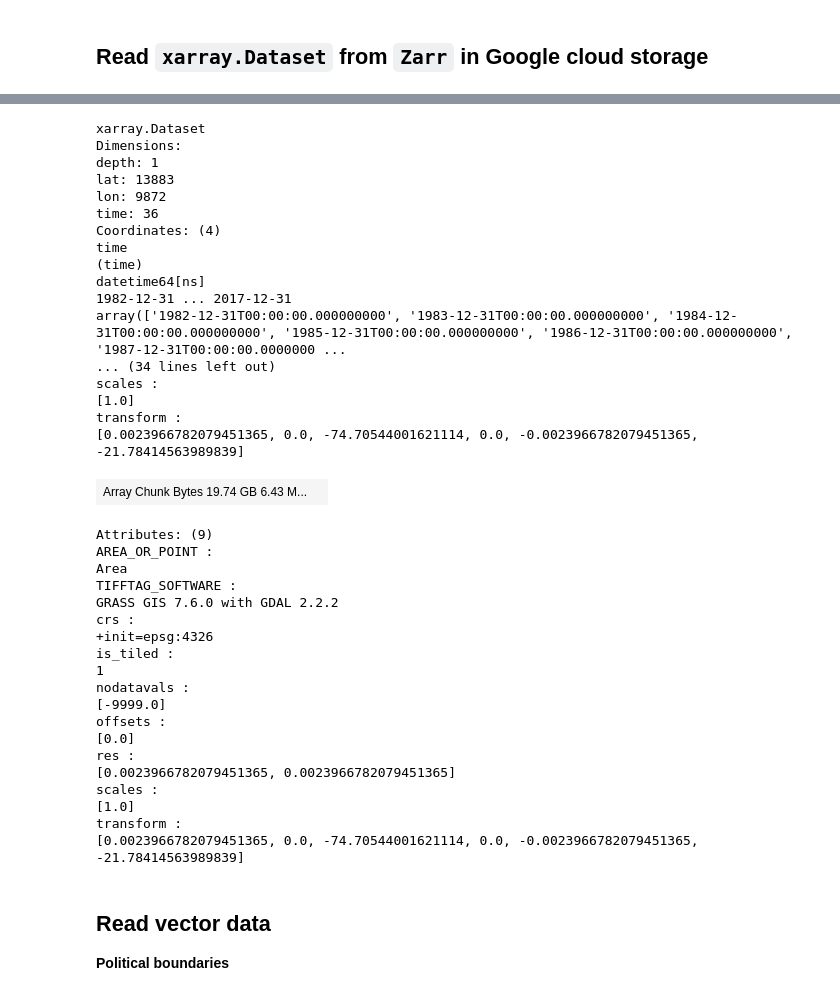
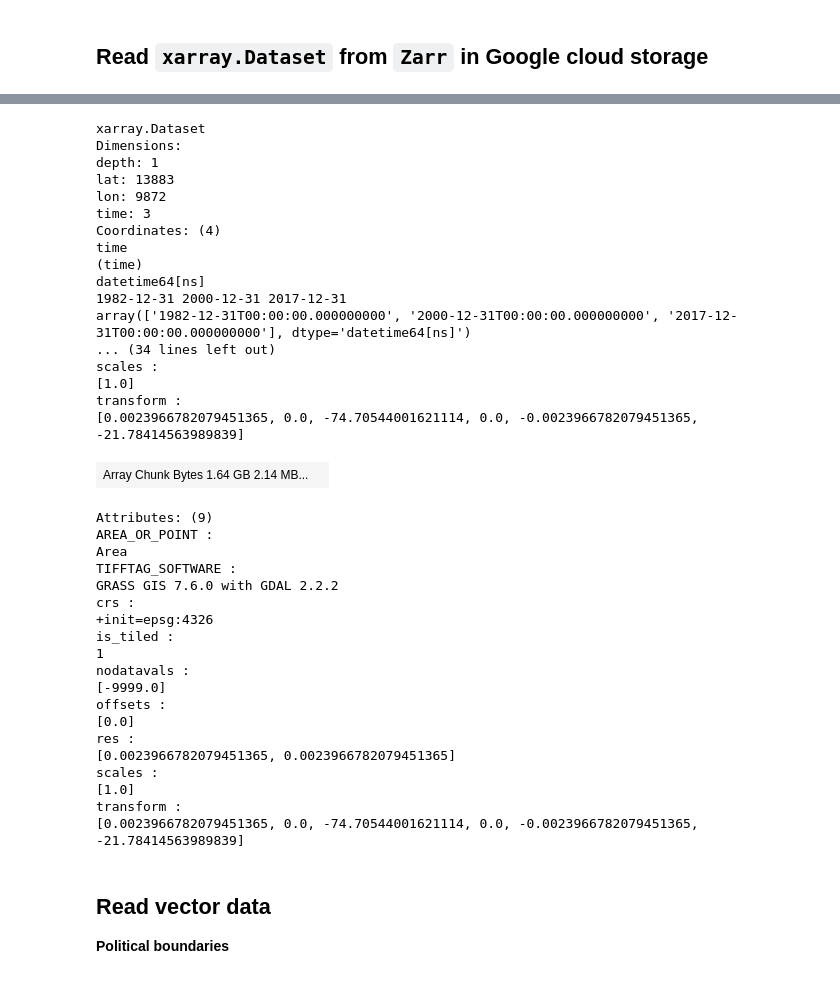
Before and after one commit to Vizzuality/soils-revealed-data, a Jupyter notebook: processing/precalculations_with_zarrs.ipynb, the cells around one changed output, grey strips where cells are left out. Saved outputs shown, nothing was run; the diff lists cells and outputs as text; code cells hidden in the pictures.

```diff
--- a/processing/precalculations_with_zarrs.ipynb
+++ b/processing/precalculations_with_zarrs.ipynb
@@ -217,5 +216,6 @@ if depths.ndim == 0:
     xds = xds.squeeze().drop("depth")
     xds = xds.assign_coords({"depth": np.array([depths])})
 
+xds = xds.isel(time=[0,18,35])
 xds
 # %% [output]
@@ -224,21 +224,21 @@ Wall time: 218 ms
 xarray.Dataset
 Dimensions:
 depth: 1
 lat: 13883
 lon: 9872
-time: 36
+time: 3
 Coordinates: (4)
 time
 (time)
 datetime64[ns]
-1982-12-31 ... 2017-12-31
-array(['1982-12-31T00:00:00.000000000', '1983-12-31T00:00:00.000000000', '1984-12-31T00:00:00.000000000', '1985-12-31T00:00:00.000000000', '1986-12-31T00:00:00.000000000', '1987-12-31T00:00:00.0000000 ...
+1982-12-31 2000-12-31 2017-12-31
+array(['1982-12-31T00:00:00.000000000', '2000-12-31T00:00:00.000000000', '2017-12-31T00:00:00.000000000'], dtype='datetime64[ns]')
 ... (34 lines left out)
 scales :
 [1.0]
 transform :
 [0.0023966782079451365, 0.0, -74.70544001621114, 0.0, -0.0023966782079451365, -21.78414563989839]
-| Array Chunk Bytes 19.74 GB 6.43 M... |  |
+| Array Chunk Bytes 1.64 GB 2.14 MB... |  |
 Attributes: (9)
 AREA_OR_POINT :
 Area
```
Also changed, not shown: parts of 25 cells of this notebook.
